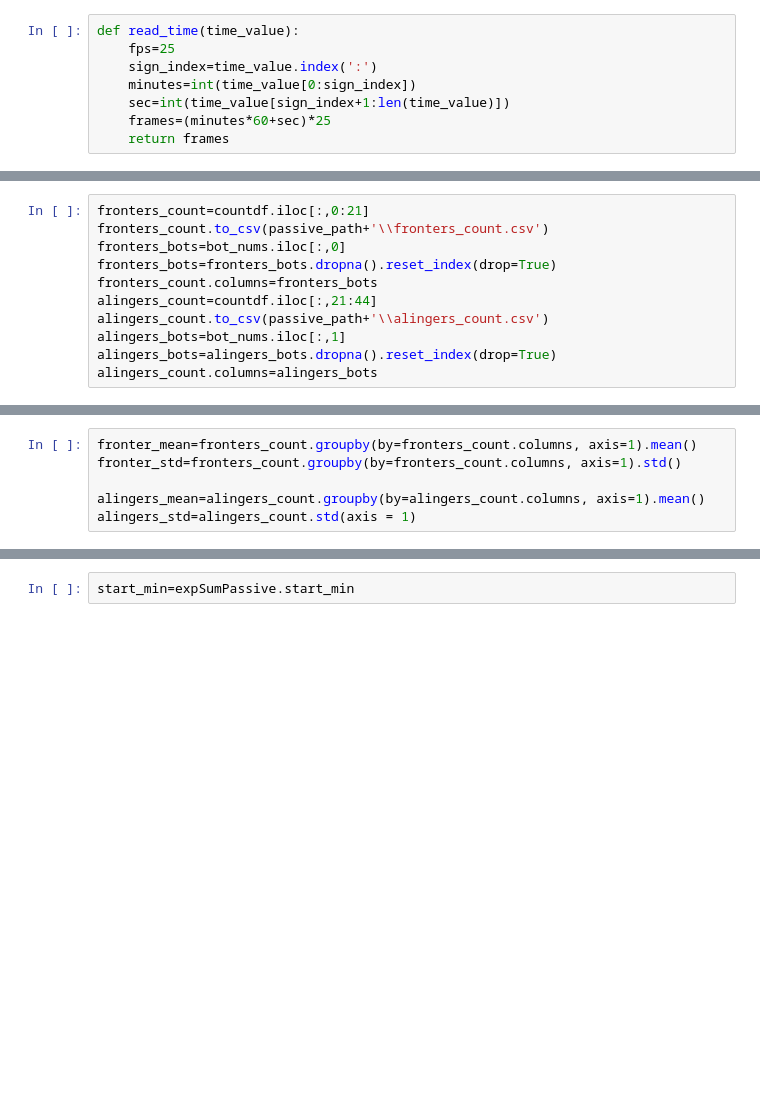
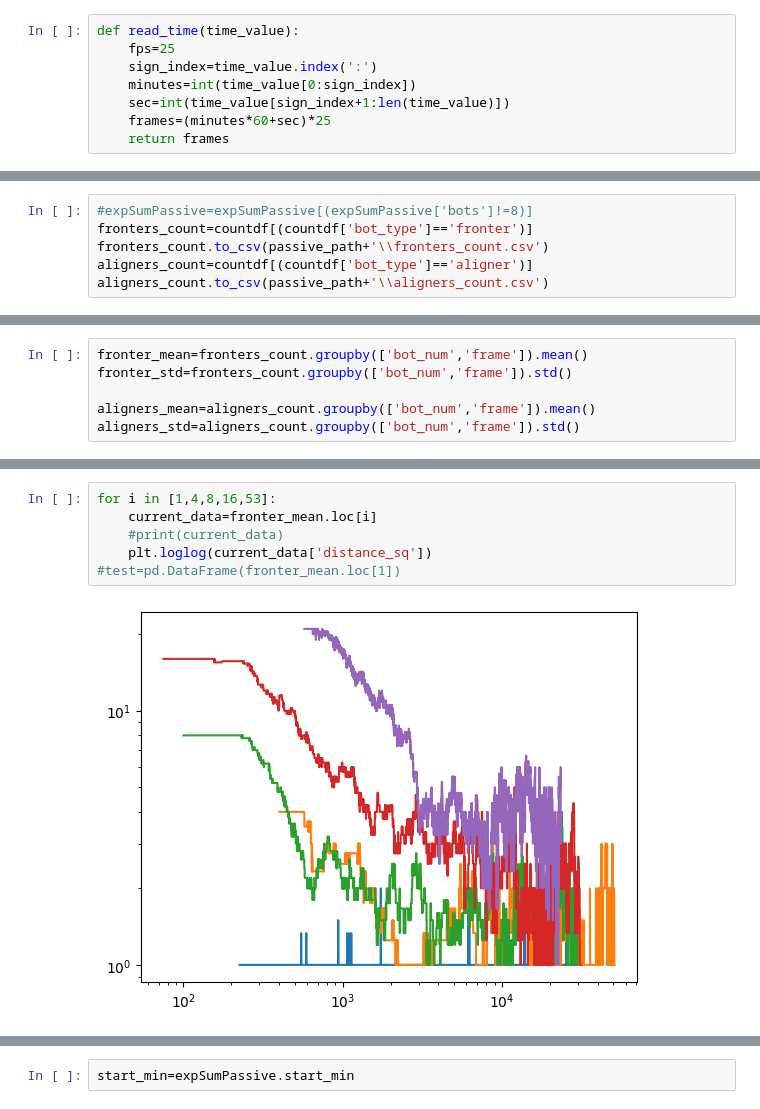
Before and after one commit to complex-lab/robotic_swarms, a Jupyter notebook: bots_number_per_frame.ipynb, the cells around one changed output, grey strips where cells are left out. Drawn from its saved outputs; the diff is of its cells as text; blank space fills up the shorter version.

```diff
--- a/bots_number_per_frame.ipynb
+++ b/bots_number_per_frame.ipynb
@@ -182,11 +108,6 @@ plt.plot(countdf)
 # %%
-fronters_count=countdf.iloc[:,0:21]
+#expSumPassive=expSumPassive[(expSumPassive['bots']!=8)]
+fronters_count=countdf[(countdf['bot_type']=='fronter')]
 fronters_count.to_csv(passive_path+'\\fronters_count.csv')
-fronters_bots=bot_nums.iloc[:,0]
-fronters_bots=fronters_bots.dropna().reset_index(drop=True)
-fronters_count.columns=fronters_bots
-alingers_count=countdf.iloc[:,21:44]
-alingers_count.to_csv(passive_path+'\\alingers_count.csv')
-alingers_bots=bot_nums.iloc[:,1]
-alingers_bots=alingers_bots.dropna().reset_index(drop=True)
-alingers_count.columns=alingers_bots
+aligners_count=countdf[(countdf['bot_type']=='aligner')]
+aligners_count.to_csv(passive_path+'\\aligners_count.csv')
@@ -193,6 +169,6 @@ alingers_count.columns=alingers_bots
 # %%
-fronter_mean=fronters_count.groupby(by=fronters_count.columns, axis=1).mean()
-fronter_std=fronters_count.groupby(by=fronters_count.columns, axis=1).std()
+fronter_mean=fronters_count.groupby(['bot_num','frame']).mean()
+fronter_std=fronters_count.groupby(['bot_num','frame']).std()
 
-alingers_mean=alingers_count.groupby(by=alingers_count.columns, axis=1).mean()
-alingers_std=alingers_count.std(axis = 1)
+aligners_mean=aligners_count.groupby(['bot_num','frame']).mean()
+aligners_std=aligners_count.groupby(['bot_num','frame']).std()
@@ -207,0 +182,8 @@ plt.loglog(fronter_mean)
+# %%
+for i in [1,4,8,16,53]:
+    current_data=fronter_mean.loc[i]
+    #print(current_data)
+    plt.loglog(current_data['distance_sq'])
+#test=pd.DataFrame(fronter_mean.loc[1])
+# %% [output]
+[figure, added]
```
Also changed, not shown: parts of 23 cells of this notebook.
